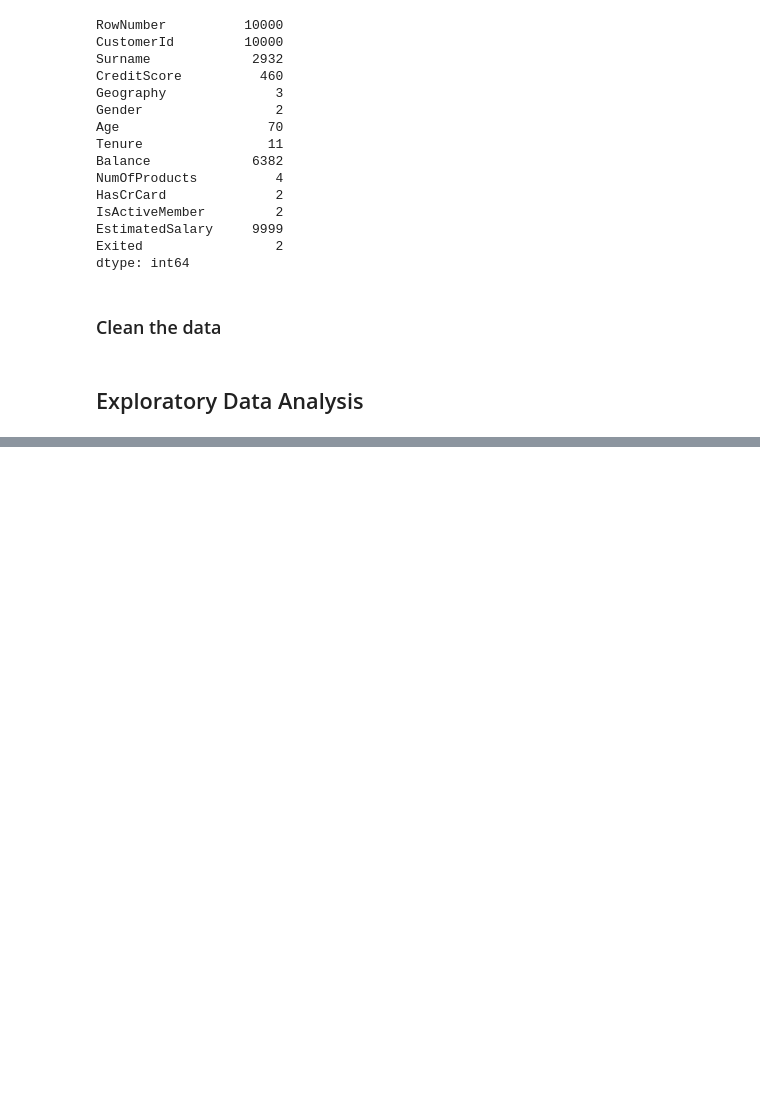
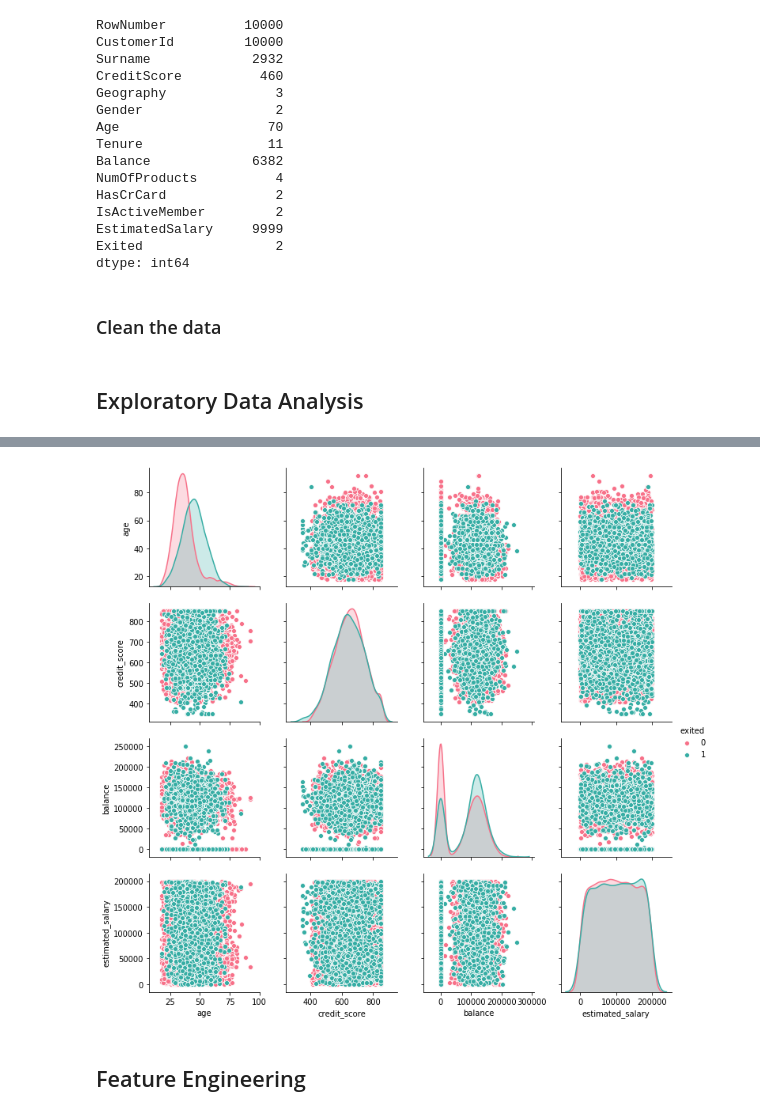
Before and after one commit to ugis22/churn_model, a Jupyter notebook: churn_analysis.ipynb, the cells around one changed output, grey strips where cells are left out. Cells and saved outputs as stored; diff of their text form; code cells hidden in the pictures; blank space fills up the shorter version.

```diff
--- a/churn_analysis.ipynb
+++ b/churn_analysis.ipynb
@@ -113,0 +175,8 @@ plt.show()
+# %%
+sns.pairplot(df, vars=['age', 'credit_score', 'balance', 'estimated_salary'],
+             hue="exited", palette='husl')
+sns.despine()
+# %% [output]
+[figure, added]
+# %% [markdown]
+## Feature Engineering
```
Also changed, not shown: parts of 13 cells of this notebook.
